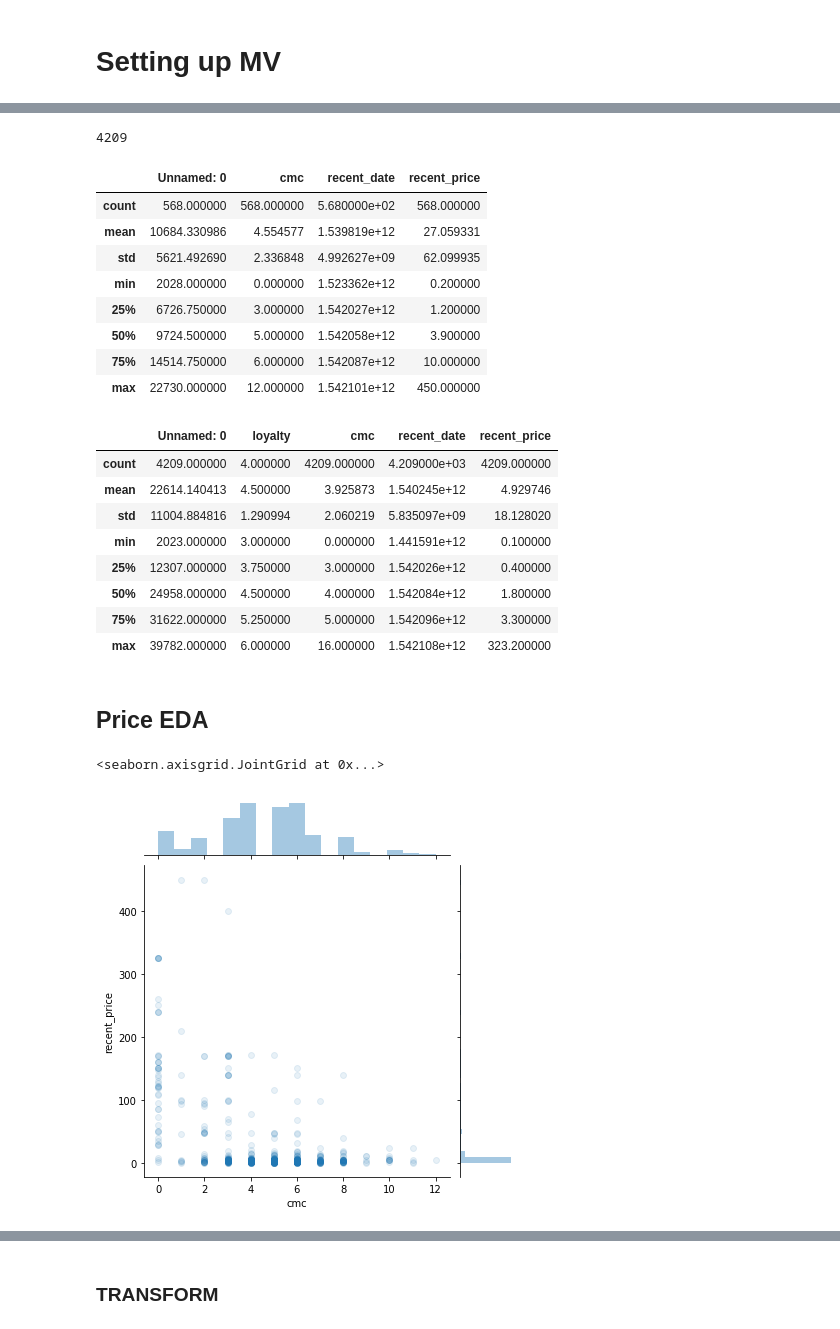
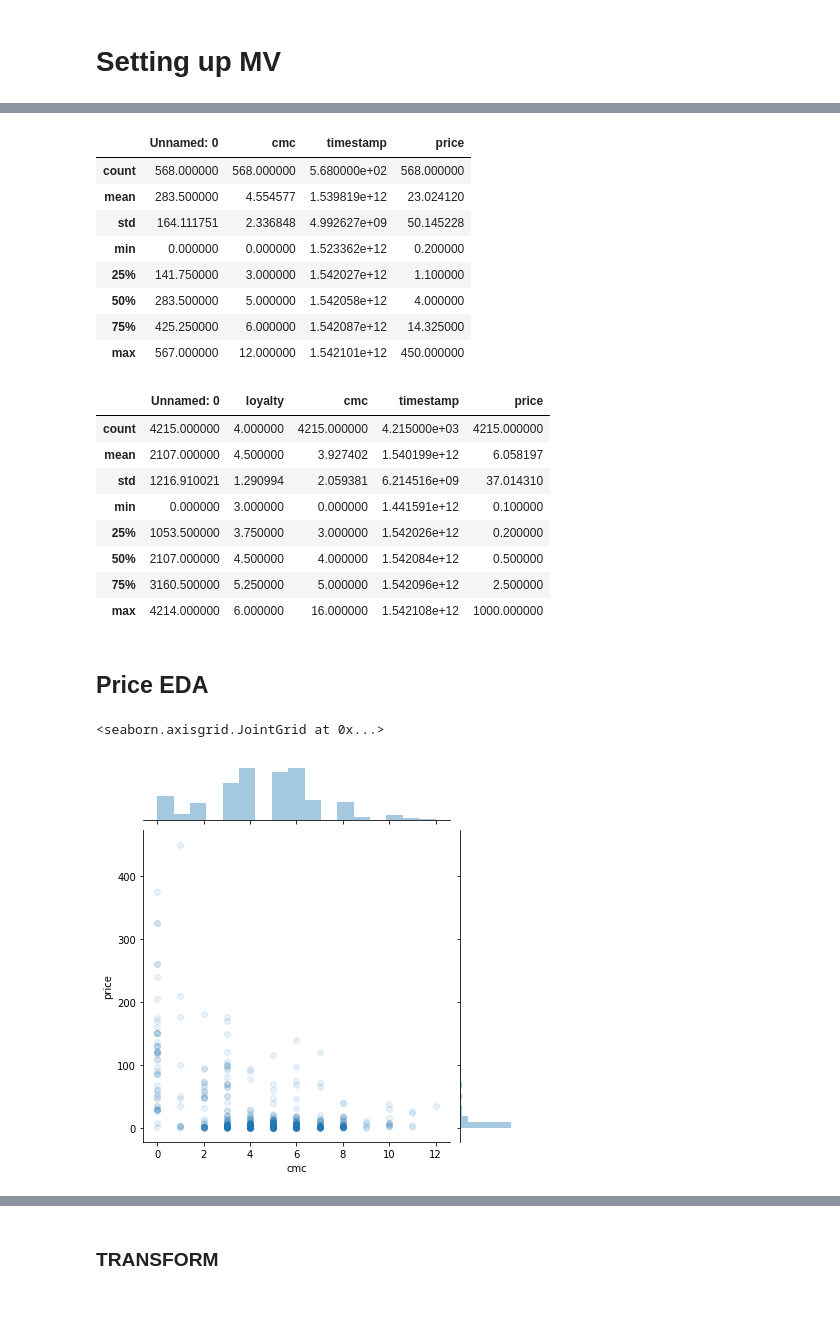
Before and after one commit to alexgcuevas/mystic-speculation, a Jupyter notebook: MVP_testing.ipynb, the cells around one changed output, grey strips where cells are left out. Cells and saved outputs as stored; diff of their text form; code cells hidden in the pictures.

```diff
--- a/MVP_testing.ipynb
+++ b/MVP_testing.ipynb
@@ -33,40 +32,38 @@ mythic_df.sample(10)
 # %%
-clean_mythic_df = mythic_df[~pd.isnull(mythic_df['recent_price'])]
-clean_rare_df = rare_df[~pd.isnull(rare_df['recent_price'])]
+clean_mythic_df = mythic_df[~pd.isnull(mythic_df['price'])]
+clean_rare_df = rare_df[~pd.isnull(rare_df['price'])]
-# %% [output]
-4209
 # %%
 clean_mythic_df.describe()
 # %% [output]
-|  | Unnamed: 0 | cmc | recent_date | recent_price |
+|  | Unnamed: 0 | cmc | timestamp | price |
 | count | 568.000000 | 568.000000 | 5.680000e+02 | 568.000000 |
-| mean | 10684.330986 | 4.554577 | 1.539819e+12 | 27.059331 |
-| std | 5621.492690 | 2.336848 | 4.992627e+09 | 62.099935 |
-| min | 2028.000000 | 0.000000 | 1.523362e+12 | 0.200000 |
-| 25% | 6726.750000 | 3.000000 | 1.542027e+12 | 1.200000 |
-| 50% | 9724.500000 | 5.000000 | 1.542058e+12 | 3.900000 |
-| 75% | 14514.750000 | 6.000000 | 1.542087e+12 | 10.000000 |
-| max | 22730.000000 | 12.000000 | 1.542101e+12 | 450.000000 |
+| mean | 283.500000 | 4.554577 | 1.539819e+12 | 23.024120 |
+| std | 164.111751 | 2.336848 | 4.992627e+09 | 50.145228 |
+| min | 0.000000 | 0.000000 | 1.523362e+12 | 0.200000 |
+| 25% | 141.750000 | 3.000000 | 1.542027e+12 | 1.100000 |
+| 50% | 283.500000 | 5.000000 | 1.542058e+12 | 4.000000 |
+| 75% | 425.250000 | 6.000000 | 1.542087e+12 | 14.325000 |
+| max | 567.000000 | 12.000000 | 1.542101e+12 | 450.000000 |
 # %%
 clean_rare_df.describe()
 # %% [output]
-|  | Unnamed: 0 | loyalty | cmc | recent_date | recent_price |
-| count | 4209.000000 | 4.000000 | 4209.000000 | 4.209000e+03 | 4209.000000 |
-| mean | 22614.140413 | 4.500000 | 3.925873 | 1.540245e+12 | 4.929746 |
-| std | 11004.884816 | 1.290994 | 2.060219 | 5.835097e+09 | 18.128020 |
-| min | 2023.000000 | 3.000000 | 0.000000 | 1.441591e+12 | 0.100000 |
-| 25% | 12307.000000 | 3.750000 | 3.000000 | 1.542026e+12 | 0.400000 |
-| 50% | 24958.000000 | 4.500000 | 4.000000 | 1.542084e+12 | 1.800000 |
-| 75% | 31622.000000 | 5.250000 | 5.000000 | 1.542096e+12 | 3.300000 |
-| max | 39782.000000 | 6.000000 | 16.000000 | 1.542108e+12 | 323.200000 |
+|  | Unnamed: 0 | loyalty | cmc | timestamp | price |
+| count | 4215.000000 | 4.000000 | 4215.000000 | 4.215000e+03 | 4215.000000 |
+| mean | 2107.000000 | 4.500000 | 3.927402 | 1.540199e+12 | 6.058197 |
+| std | 1216.910021 | 1.290994 | 2.059381 | 6.214516e+09 | 37.014310 |
+| min | 0.000000 | 3.000000 | 0.000000 | 1.441591e+12 | 0.100000 |
+| 25% | 1053.500000 | 3.750000 | 3.000000 | 1.542026e+12 | 0.200000 |
+| 50% | 2107.000000 | 4.500000 | 4.000000 | 1.542084e+12 | 0.500000 |
+| 75% | 3160.500000 | 5.250000 | 5.000000 | 1.542096e+12 | 2.500000 |
+| max | 4214.000000 | 6.000000 | 16.000000 | 1.542108e+12 | 1000.000000 |
 # %% [markdown]
 ## Price EDA
 # %%
 import matplotlib.pyplot as plt
 import seaborn as sns
 # %%
-sns.jointplot(clean_mythic_df['cmc'], clean_mythic_df['recent_price'], joint_kws={'alpha':0.1})
+sns.jointplot(clean_mythic_df['cmc'], clean_mythic_df['price'], joint_kws={'alpha':0.1})
 # %% [output]
 <seaborn.axisgrid.JointGrid at 0x...>
-[figure, old version]
+[figure, new version]
 # %%
```
Also changed, not shown: parts of 30 cells of this notebook, 3 other files.
